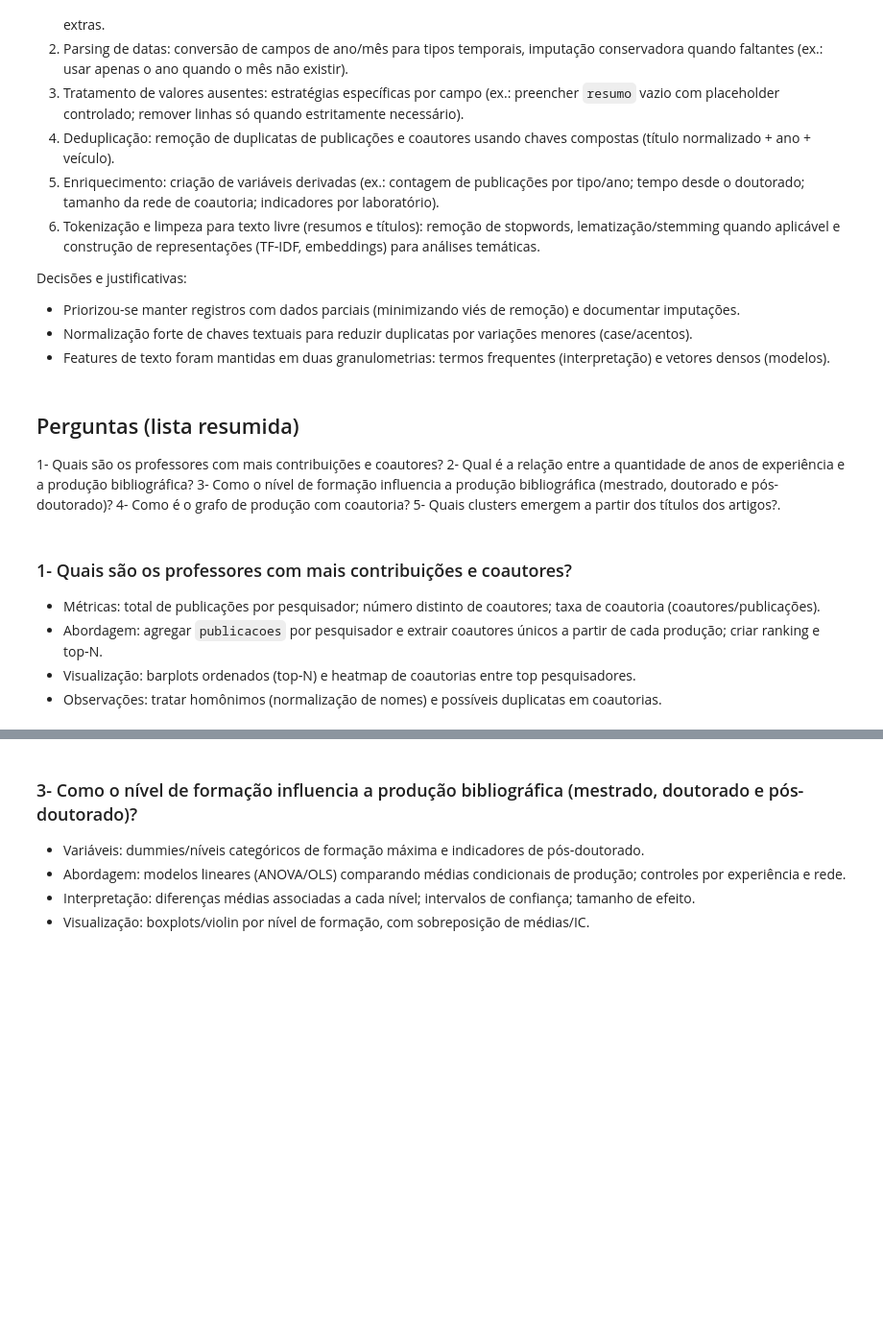
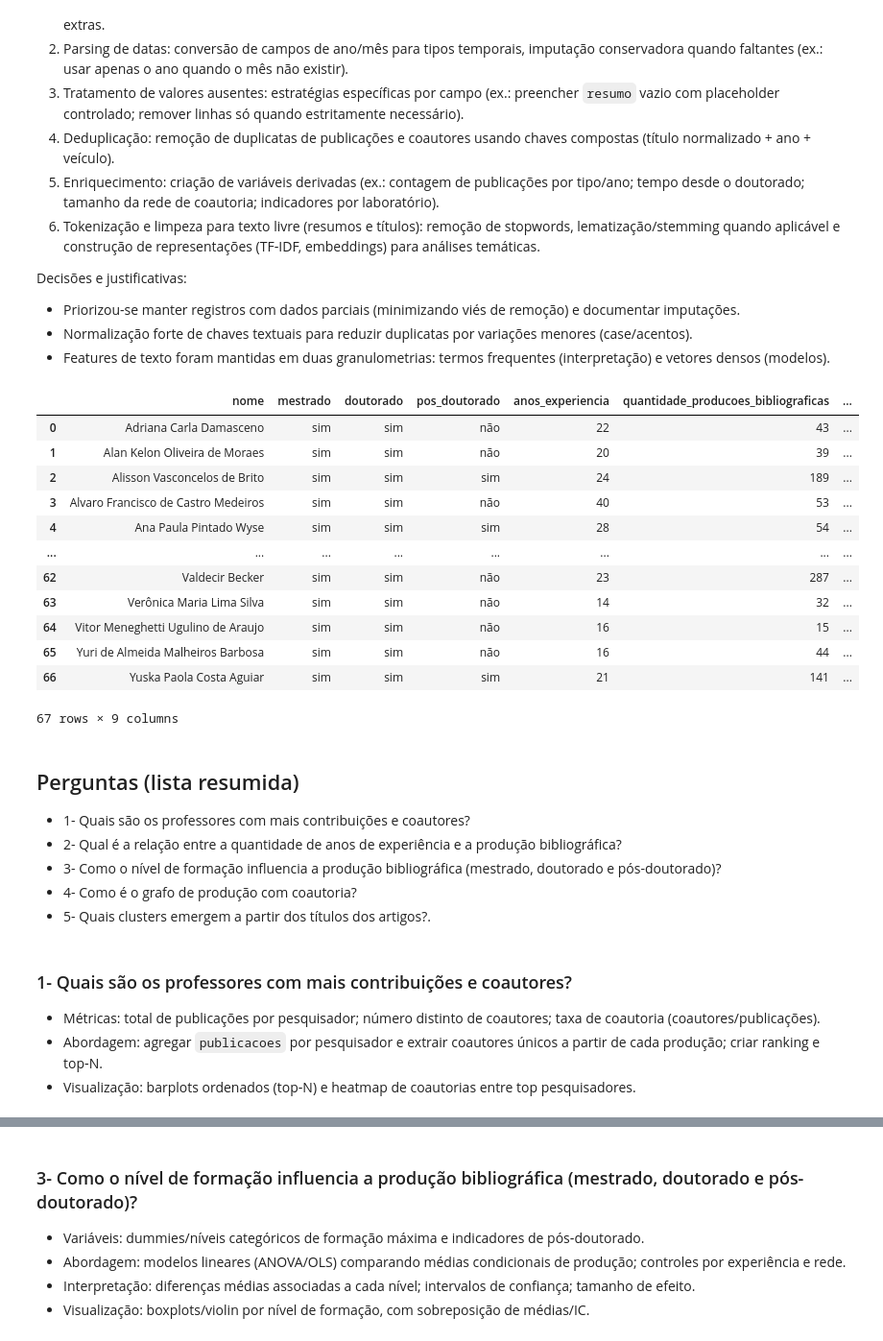
Before and after one commit to cacdia/lattes, a Jupyter notebook: notebook/notebook_relatorio.ipynb, the cells around one changed output, grey strips where cells are left out. Shown at 96% size. Drawn from its saved outputs; the diff is of its cells as text; code cells hidden in the pictures; blank space fills up the shorter version.

```diff
--- a/notebook/notebook_relatorio.ipynb
+++ b/notebook/notebook_relatorio.ipynb
@@ -72,3 +81,6 @@ Decisões e justificativas:
 - Priorizou-se manter registros com dados parciais (minimizando viés de remoção) e documentar imputações.
 - Normalização forte de chaves textuais para reduzir duplicatas por variações menores (case/acentos).
 - Features de texto foram mantidas em duas granulometrias: termos frequentes (interpretação) e vetores densos (modelos).
+# %%
+with open("../data/professores.json", encoding="utf-8") as f:
+    professores = json.load(f)
@@ -75,15 +120,58 @@ Decisões e justificativas:
+# %%
+dados = []
+
+for prof in professores:
+    nome = prof.get("identificacao", {}).get("nome", "")
+    mestrado = tem_formacao(prof, "mestrado")
+    doutorado = tem_formacao(prof, "doutorado")
+    pos_doutorado = "sim" if prof.get("pos_doutorado") else "não"
+    producoes = prof.get("producao_bibliografica", [])
+    quantidade_producoes = len(producoes)
+    coautores = prof.get("coautores_publicacoes", [])
+    quantidade_coautores = len(coautores)
+    anos_experiencia = calcular_anos_experiencia(prof)
+    dados.append(
+        {
+            "nome": nome,
+            "mestrado": mestrado,
+            "doutorado": doutorado,
+            "pos_doutorado": pos_doutorado,
+            "anos_experiencia": anos_experiencia,
+            "quantidade_producoes_bibliograficas": quantidade_producoes,
+            "quantidade_coautores": quantidade_coautores,
+            "producoes_bibliograficas": producoes,
+            "coautores_publicacoes": coautores,
+        }
+    )
+
+df = pd.DataFrame(dados)
+# %%
+df
+# %% [output]
+|  | nome | mestrado | doutorado | pos_doutorado | anos_experiencia | quantidade_producoes_bibliograficas | ... |
+| 0 | Adriana Carla Damasceno | sim | sim | não | 22 | 43 | ... |
+| 1 | Alan Kelon Oliveira de Moraes | sim | sim | não | 20 | 39 | ... |
+| 2 | Alisson Vasconcelos de Brito | sim | sim | sim | 24 | 189 | ... |
+| 3 | Alvaro Francisco de Castro Medeiros | sim | sim | não | 40 | 53 | ... |
+| 4 | Ana Paula Pintado Wyse | sim | sim | sim | 28 | 54 | ... |
+| ... | ... | ... | ... | ... | ... | ... | ... |
+| 62 | Valdecir Becker | sim | sim | não | 23 | 287 | ... |
+| 63 | Verônica Maria Lima Silva | sim | sim | não | 14 | 32 | ... |
+| 64 | Vitor Meneghetti Ugulino de Araujo | sim | sim | não | 16 | 15 | ... |
+| 65 | Yuri de Almeida Malheiros Barbosa | sim | sim | não | 16 | 44 | ... |
+| 66 | Yuska Paola Costa Aguiar | sim | sim | sim | 21 | 141 | ... |
+67 rows × 9 columns
 # %% [markdown]
 ## Perguntas (lista resumida)
 
-1- Quais são os professores com mais contribuições e coautores?
-2- Qual é a relação entre a quantidade de anos de experiência e a produção bibliográfica?
-3- Como o nível de formação influencia a produção bibliográfica (mestrado, doutorado e pós-doutorado)?
-4- Como é o grafo de produção com coautoria?
-5- Quais clusters emergem a partir dos títulos dos artigos?.
+* 1- Quais são os professores com mais contribuições e coautores?
+* 2- Qual é a relação entre a quantidade de anos de experiência e a produção bibliográfica?
+* 3- Como o nível de formação influencia a produção bibliográfica (mestrado, doutorado e pós-doutorado)?
+* 4- Como é o grafo de produção com coautoria?
+* 5- Quais clusters emergem a partir dos títulos dos artigos?.
 # %% [markdown]
 ### 1- Quais são os professores com mais contribuições e coautores?
 
 - Métricas: total de publicações por pesquisador; número distinto de coautores; taxa de coautoria (coautores/publicações).
 - Abordagem: agregar `publicacoes` por pesquisador e extrair coautores únicos a partir de cada produção; criar ranking e top‑N.
 - Visualização: barplots ordenados (top‑N) e heatmap de coautorias entre top pesquisadores.
-- Observações: tratar homônimos (normalização de nomes) e possíveis duplicatas em coautorias.
```
Also changed, not shown: parts of 10 cells of this notebook.
